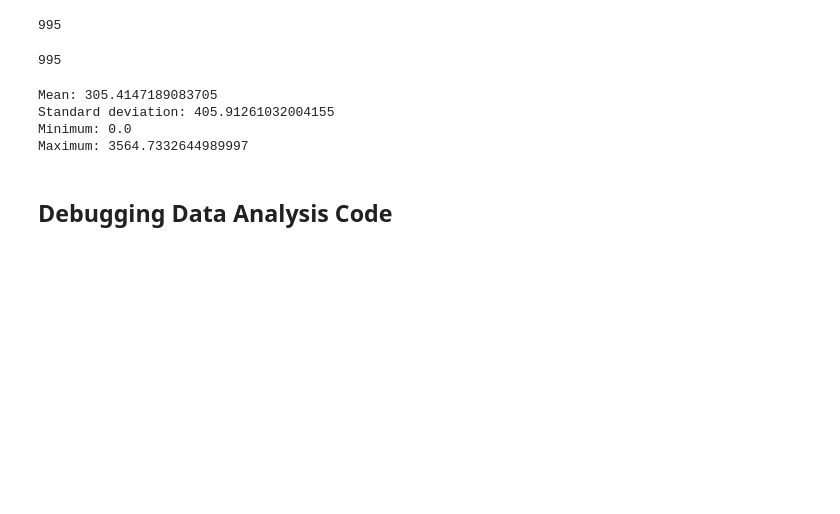
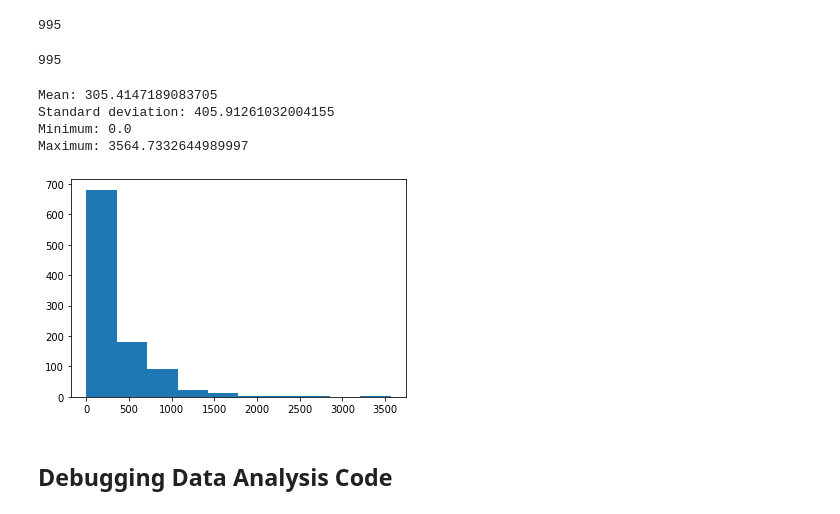
Before and after one commit to ruddysimon/Student_data_analysis, a Jupyter notebook: Student_analysis.ipynb, the cells around one changed output. Cells and saved outputs as stored; diff of their text form; code cells hidden in the pictures; blank space fills up the shorter version.

```diff
--- a/Student_analysis.ipynb
+++ b/Student_analysis.ipynb
@@ -345,19 +346,21 @@ len(total_minutes_by_account)
 # %%
 import numpy as np
 
 def describe_data(data):
     print('Mean:', np.mean(list(data)))
     print('Standard deviation:', np.std(list(data)))
     print('Minimum:', np.min(list(data)))
     print('Maximum:', np.max(list(data)))
+    plt.hist(data)
 
 total_minutes = total_minutes_by_account.values()
 describe_data(total_minutes)
 # %% [output]
 Mean: 305.4147189083705
 Standard deviation: 405.91261032004155
 Minimum: 0.0
 Maximum: 3564.7332644989997
+[figure, added]
 # %% [markdown]
 ## Debugging Data Analysis Code
 # %%
```
Also changed, not shown: parts of 16 cells of this notebook.
